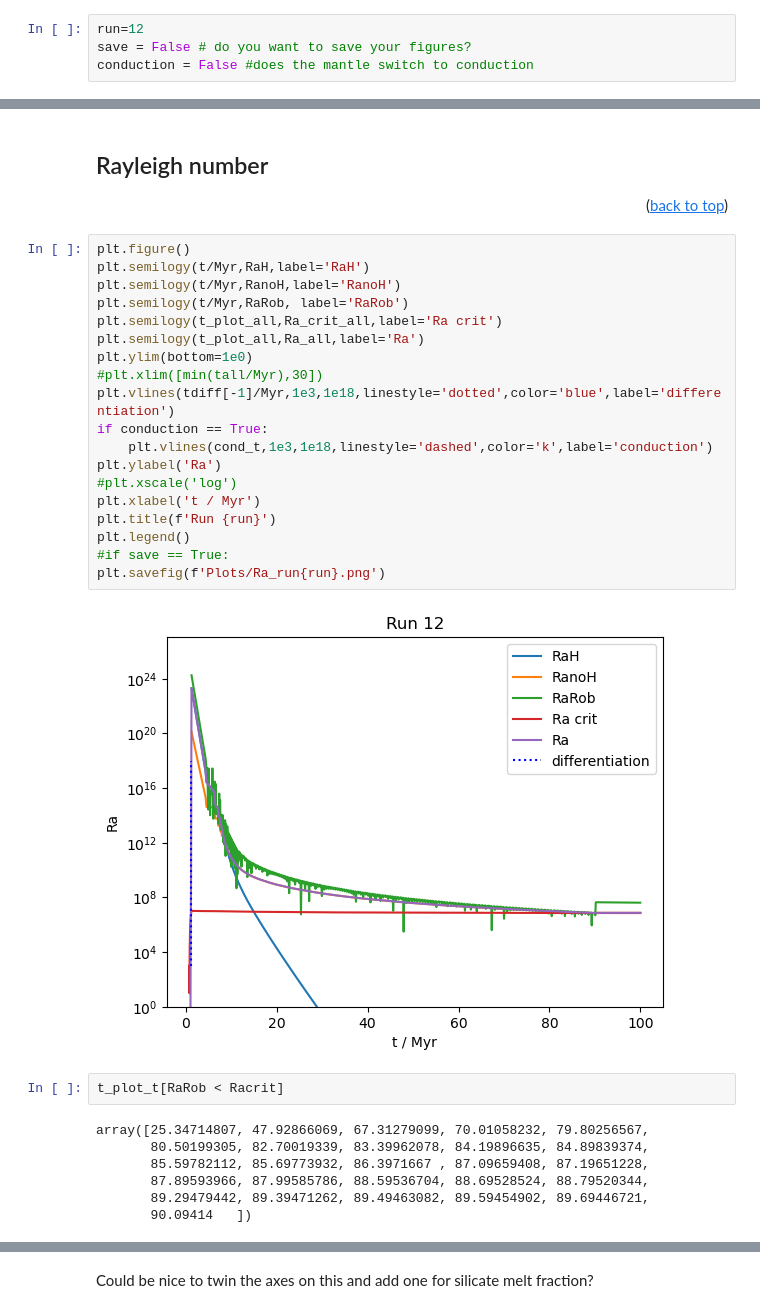
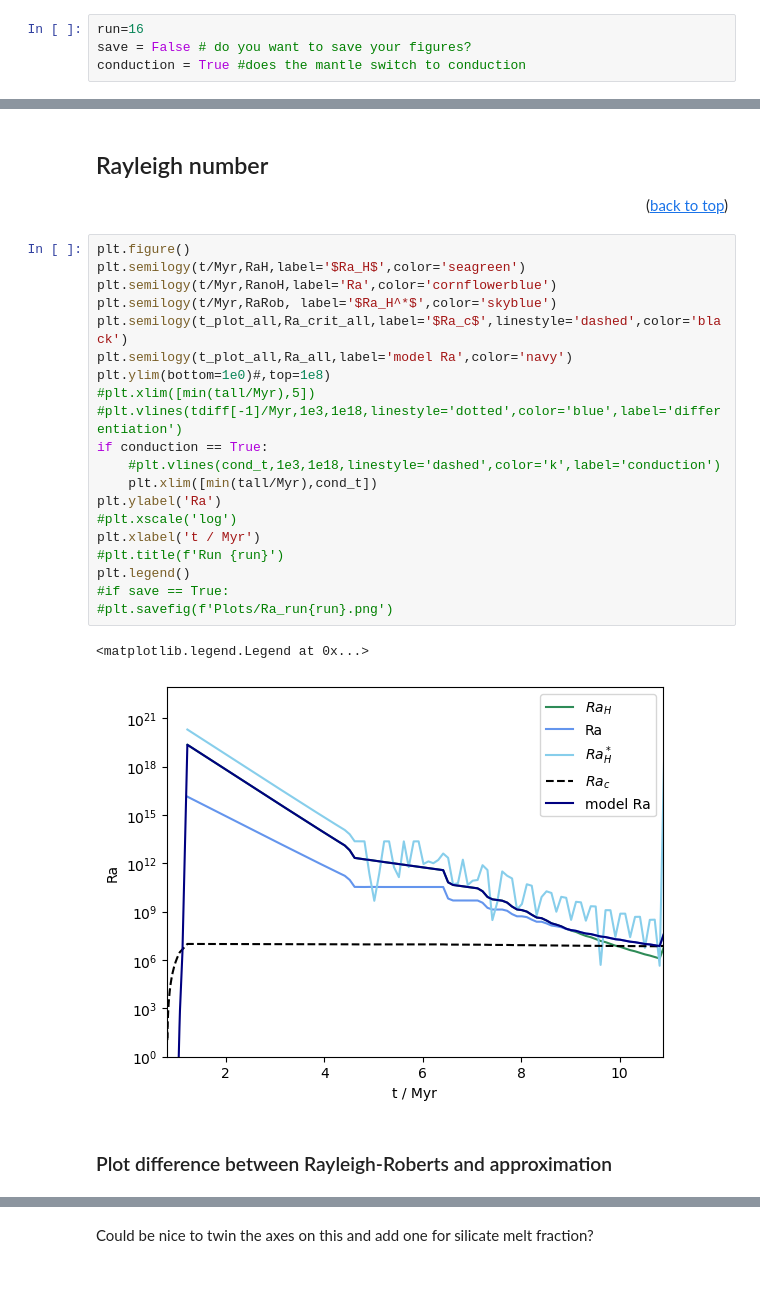
Before and after one commit to Hannah-RS/planetesimal-magnetic-history, a Jupyter notebook: Version4/plot_combined.ipynb, the cells around one changed output, grey strips where cells are left out. Saved outputs shown, nothing was run; the diff lists cells and outputs as text; blank space fills up the shorter version.

Commit message:
Added more titles to plot

```diff
--- a/Version4/plot_combined.ipynb
+++ b/Version4/plot_combined.ipynb
@@ -28,9 +28,9 @@ from parameters import Myr, Tms, Tml, Xs_0 #need to change so import from save f
 # %% [markdown]
 Choose run and whether you want to save figure
 # %%
-run=12
+run=16
 save = False # do you want to save your figures?
-conduction = False #does the mantle switch to conduction
+conduction = True #does the mantle switch to conduction
 # %% [markdown]
 Load npz files for differentiation
 # %%
@@ -265,31 +274,26 @@ if save ==True:
 <p align="right">(<a href="#top">back to top</a>)</p>
 # %%
 plt.figure()
-plt.semilogy(t/Myr,RaH,label='RaH')
-plt.semilogy(t/Myr,RanoH,label='RanoH')
-plt.semilogy(t/Myr,RaRob, label='RaRob')
-plt.semilogy(t_plot_all,Ra_crit_all,label='Ra crit')
-plt.semilogy(t_plot_all,Ra_all,label='Ra')
-plt.ylim(bottom=1e0)
-#plt.xlim([min(tall/Myr),30])
-plt.vlines(tdiff[-1]/Myr,1e3,1e18,linestyle='dotted',color='blue',label='differentiation')
+plt.semilogy(t/Myr,RaH,label='$Ra_H$',color='seagreen')
+plt.semilogy(t/Myr,RanoH,label='Ra',color='cornflowerblue')
+plt.semilogy(t/Myr,RaRob, label='$Ra_H^*$',color='skyblue')
+plt.semilogy(t_plot_all,Ra_crit_all,label='$Ra_c$',linestyle='dashed',color='black')
+plt.semilogy(t_plot_all,Ra_all,label='model Ra',color='navy')
+plt.ylim(bottom=1e0)#,top=1e8)
+#plt.xlim([min(tall/Myr),5])
+#plt.vlines(tdiff[-1]/Myr,1e3,1e18,linestyle='dotted',color='blue',label='differentiation')
 if conduction == True:
-    plt.vlines(cond_t,1e3,1e18,linestyle='dashed',color='k',label='conduction')
+    #plt.vlines(cond_t,1e3,1e18,linestyle='dashed',color='k',label='conduction')
+    plt.xlim([min(tall/Myr),cond_t])
 plt.ylabel('Ra')
 #plt.xscale('log')
 plt.xlabel('t / Myr')
-plt.title(f'Run {run}')
+#plt.title(f'Run {run}')
 plt.legend()
 #if save == True:
-plt.savefig(f'Plots/Ra_run{run}.png')
+#plt.savefig(f'Plots/Ra_run{run}.png')
 # %% [output]
+<matplotlib.legend.Legend at 0x...>
-[figure, old version]
+[figure, new version]
-# %%
-t_plot_t[RaRob < Racrit]
-# %% [output]
-array([25.34714807, 47.92866069, 67.31279099, 70.01058232, 79.80256567,
-       80.50199305, 82.70019339, 83.39962078, 84.19896635, 84.89839374,
-       85.59782112, 85.69773932, 86.3971667 , 87.09659408, 87.19651228,
-       87.89593966, 87.99585786, 88.59536704, 88.69528524, 88.79520344,
-       89.29479442, 89.39471262, 89.49463082, 89.59454902, 89.69446721,
-       90.09414   ])
+# %% [markdown]
+### Plot difference between Rayleigh-Roberts and approximation
```
Also changed, not shown: parts of 28 cells of this notebook.
